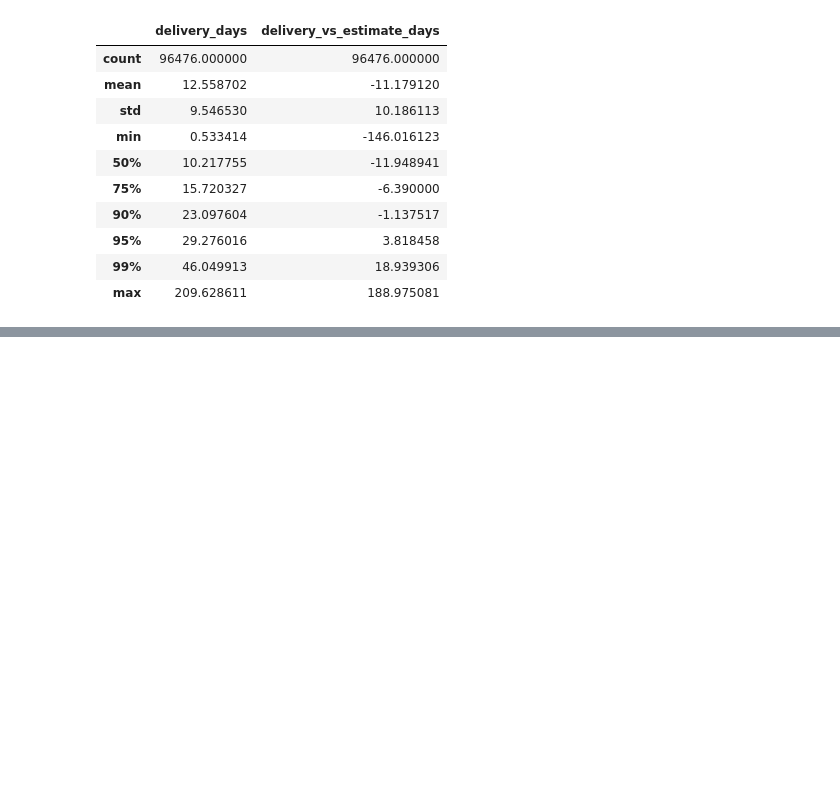
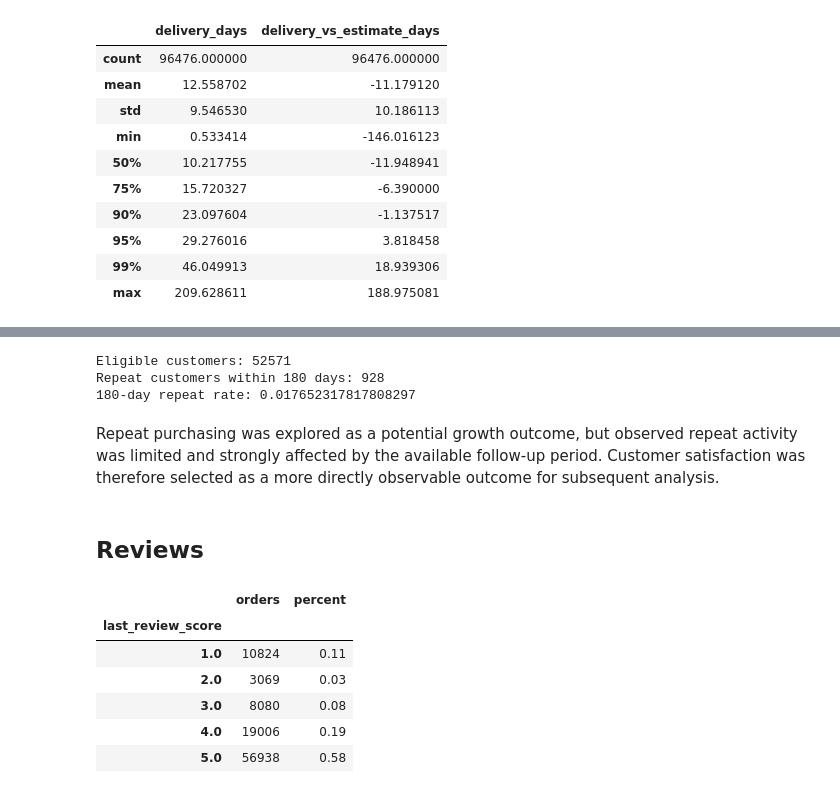
Before and after one commit to asherdata1/supply-chain-decision-support, a Jupyter notebook: 02_notebooks/asher_eda.ipynb, the cells around one changed output, grey strips where cells are left out. Saved outputs shown, nothing was run; the diff lists cells and outputs as text; code cells hidden in the pictures; blank space fills up the shorter version.

```diff
--- a/02_notebooks/asher_eda.ipynb
+++ b/02_notebooks/asher_eda.ipynb
@@ -5,6 +5,19 @@ olist_df = pd.read_csv(
     "../01_data/preprocessed/olist_order_item_baseline.csv"
 )
 
+date_cols = [
+    "order_purchase_timestamp",
+    "order_approved_at",
+    "order_delivered_carrier_date",
+    "order_delivered_customer_date",
+    "order_estimated_delivery_date",
+]
+
+olist_df[date_cols] = olist_df[date_cols].apply(
+    pd.to_datetime,
+    errors="coerce",
+)
+
 olist_df.info()
 # %% [output]
 <class 'pandas.DataFrame'>
@@ -225,0 +436,55 @@ shipping_dates[
+# %%
+retention_cohort = first_order_experience[
+    first_order_experience["order_delivered_customer_date"].notna()
+    & (
+        first_order_experience["order_delivered_customer_date"]
+        <= eligibility_cutoff
+    )
+].copy()
+
+retention_cohort["repeat_180d"] = (
+    retention_cohort["days_delivery_to_next_purchase"]
+    .between(0, followup_days, inclusive="both")
+    .astype(int)
+)
+
+print("Eligible customers:", len(retention_cohort))
+print(
+    "Repeat customers within 180 days:",
+    retention_cohort["repeat_180d"].sum(),
+)
+print(
+    "180-day repeat rate:",
+    retention_cohort["repeat_180d"].mean(),
+)
+# %% [output]
+Eligible customers: 52571
+Repeat customers within 180 days: 928
+180-day repeat rate: 0.017652317817808297
+# %% [markdown]
+Repeat purchasing was explored as a potential growth outcome, but observed repeat activity was limited and strongly affected by the available follow-up period. Customer satisfaction was therefore selected as a more directly observable outcome for subsequent analysis.
+# %% [markdown]
+## Reviews
+# %%
+review_distribution = (
+    olist_df.groupby("order_id")["last_review_score"]
+    .first()
+    .value_counts()
+    .sort_index()
+    .to_frame("orders")
+)
+
+review_distribution["percent"] = (
+    review_distribution["orders"]
+    / review_distribution["orders"].sum()
+)
+
+display(review_distribution.round(2))
+# %% [output]
+|  | orders | percent |
+| last_review_score |  |  |
+| 1.0 | 10824 | 0.11 |
+| 2.0 | 3069 | 0.03 |
+| 3.0 | 8080 | 0.08 |
+| 4.0 | 19006 | 0.19 |
+| 5.0 | 56938 | 0.58 |
```
Also changed, not shown: parts of 12 cells of this notebook, 1 other file.
